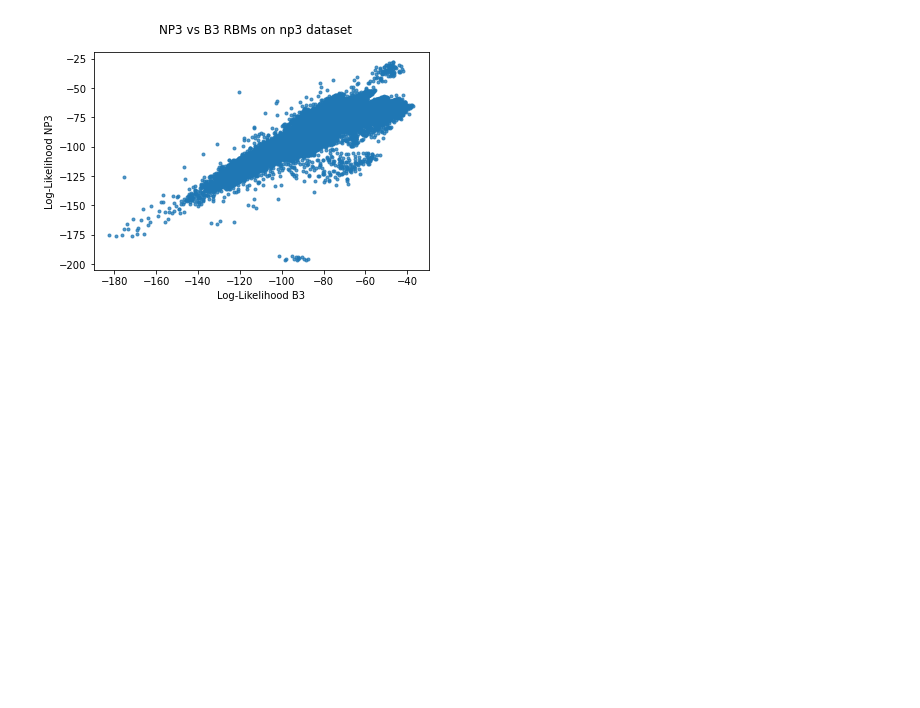
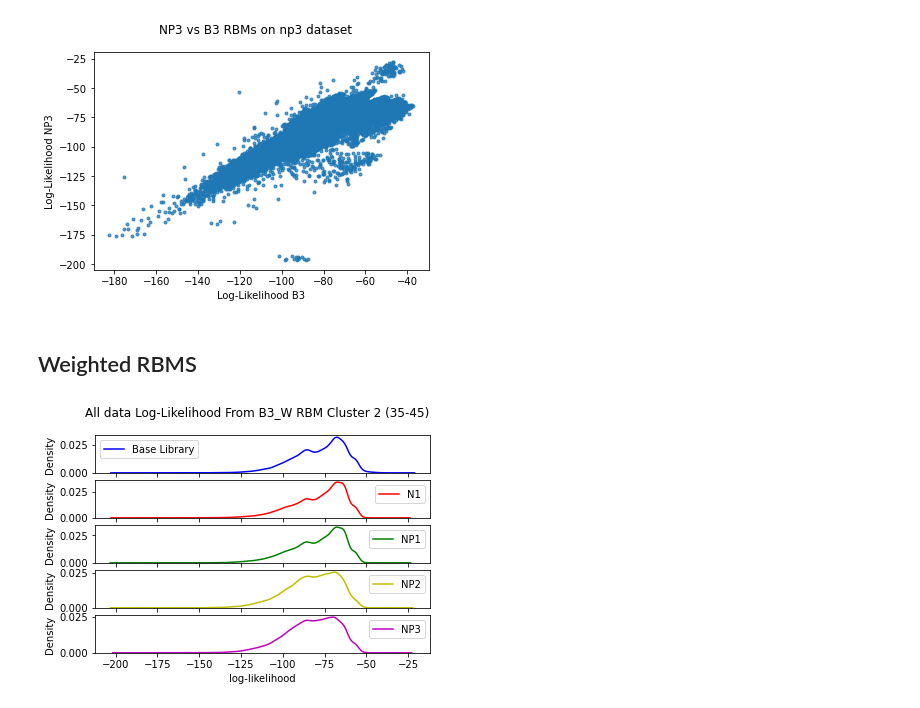
Before and after one commit to Jonahowns/phage_display_ML, a Jupyter notebook: rbm_torch/pig_analysis_c2.ipynb, the cells around one changed output. Cells and saved outputs as stored; diff of their text form; code cells hidden in the pictures; blank space fills up the shorter version.

```diff
--- a/rbm_torch/pig_analysis_c2.ipynb
+++ b/rbm_torch/pig_analysis_c2.ipynb
@@ -115,0 +121,8 @@ def seq_logo(dataframe, output_file, weight=False, outdir=""):
+# %%
+# generate weights in respective
+for rid, round in enumerate(c2_rounds):
+    # if rid > 0:
+    #     break
+    checkp, version_dir = get_checkpoint_path(round)
+    tmp = RBM.load_from_checkpoint(checkp)
+    all_weights(tmp, version_dir +round+"_weights", 5, 1, 6, 2, "protein")
@@ -170,7 +197,7 @@ count_dist(data_c2, "Unique Sequence Count Distribution C2")
 # %%
 # Low count == 1, Med count < 10, High count >= 10
 # calculate likelihoods from last round rbm only
-checkp = get_checkpoint_path("np3_c2")
+checkp, v_dir = get_checkpoint_path("np3_c2")
 np3_rbm = RBM.load_from_checkpoint(checkp)
 
 # this takes awhile, might be something I optimize further in the future
@@ -191,7 +218,7 @@ plot_likelihoods(np3_likeli, np3_title, np3_xaxis, np3_order, np3_labels, np3_co
 [figure]
 # %%
 # calculate likelihoods from last round rbm only
-checkp = get_checkpoint_path("b3_c2")
+checkp, v_dir = get_checkpoint_path("b3_c2")
 b3_rbm = RBM.load_from_checkpoint(checkp)
 
 # this takes awhile, might be something I optimize further in the future
@@ -216,3 +243,31 @@ compare_likelihood_correlation(np3_likeli["b3_c2"], b3_likeli["b3_c2"], "NP3 vs
 compare_likelihood_correlation(np3_likeli["np3_c2"], b3_likeli["np3_c2"], "NP3 vs B3 RBMs on np3 dataset", ["NP3", "B3"])
 # %% [output]
 [figure]
+# %% [markdown]
+## Weighted RBMS
+# %%
+# calculate likelihoods from last round rbm only
+checkp, v_dir = get_checkpoint_path("b3_c2")
+b3_rbm_w = RBM.load_from_checkpoint(checkp)
+
+# this takes awhile, might be something I optimize further in the future
+b3_likeli_w = generate_likelihoods(c2_rounds, b3_rbm_w, data_c2)
+
+# calculate likelihoods from last round rbm only
+checkp, v_dir = get_checkpoint_path("np3_c2")
+np3_rbm_w = RBM.load_from_checkpoint(checkp)
+
+# this takes awhile, might be something I optimize further in the future
+np3_likeli_w = generate_likelihoods(c2_rounds, np3_rbm_w, data_c2)
+# %%
+# assign likelihoods in new pd dataframe
+b3_title = "All data Log-Likelihood From B3_W RBM Cluster 2 (35-45)"
+b3_xaxis = "log-likelihood"
+b3_order = ["b3_c2", "n1_c2", "np1_c2", "np2_c2", "np3_c2"]
+b3_labels = ["Base Library", "N1", "NP1", "NP2", "NP3"]
+b3_colors = ["b", "r", "g", "y", "m"]
+
+# Plot Likelihood Distributions
+plot_likelihoods(b3_likeli_w, b3_title, b3_xaxis, b3_order, b3_labels, b3_colors)
+# %% [output]
+[figure, added]
```
Also changed, not shown: parts of 7 cells of this notebook, 3 other files.
